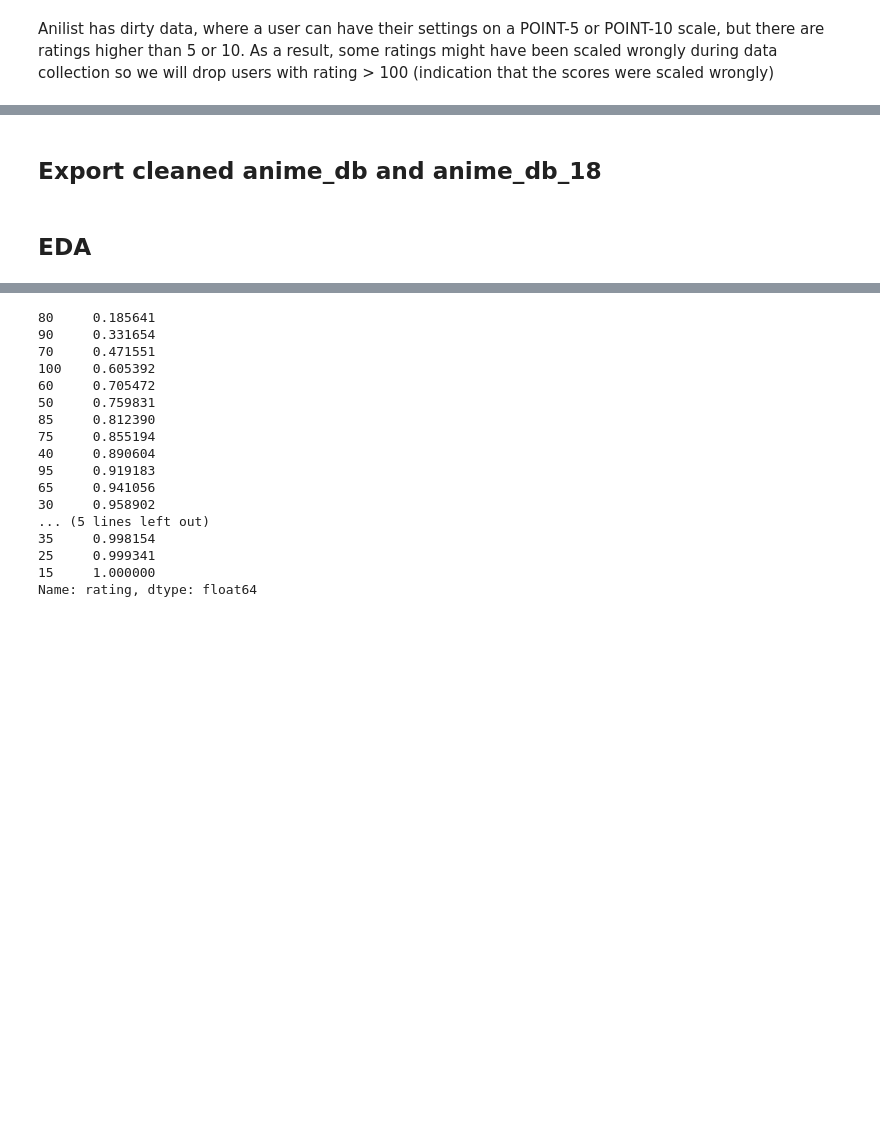
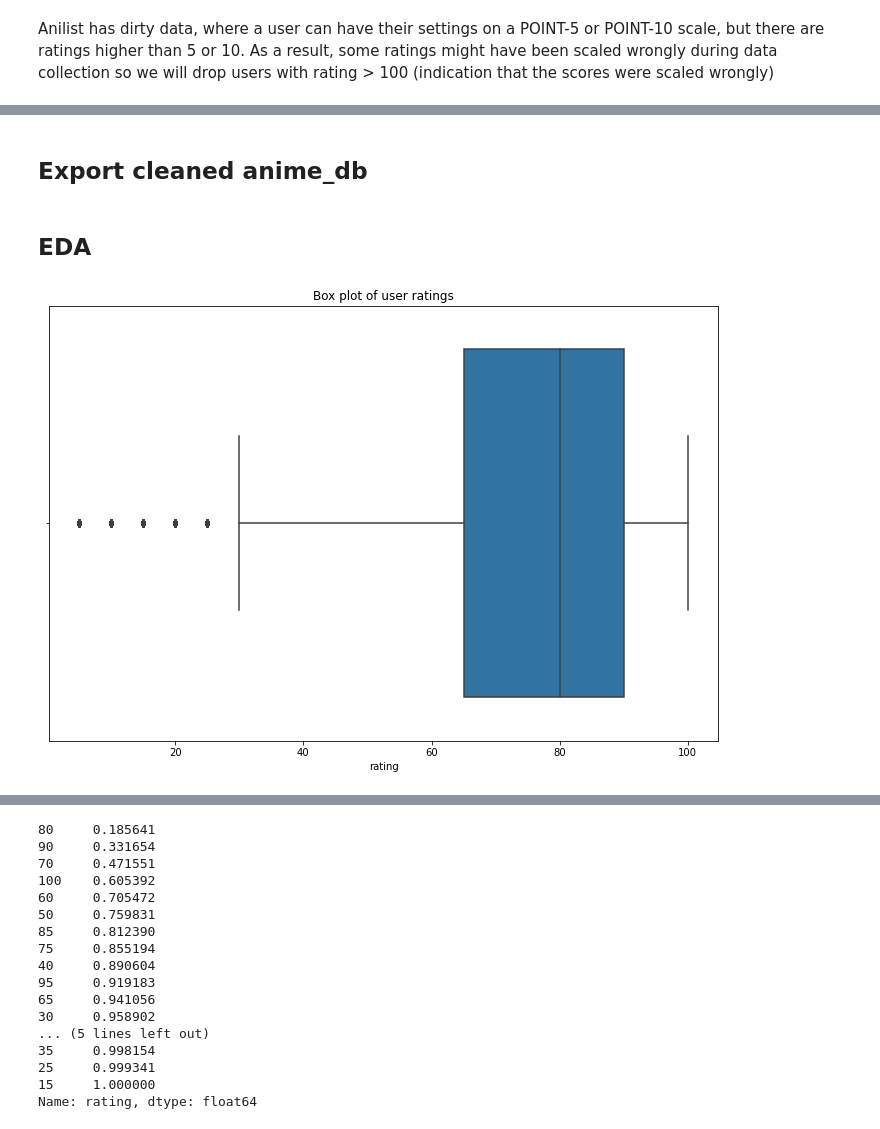
Before and after one commit to erhyukiat/anime-recommender, a Jupyter notebook: code/anilist-02-data-cleaning-eda.ipynb, the cells around one changed output, grey strips where cells are left out. Drawn from its saved outputs; the diff is of its cells as text; code cells hidden in the pictures; blank space fills up the shorter version.

```diff
--- a/code/anilist-02-data-cleaning-eda.ipynb
+++ b/code/anilist-02-data-cleaning-eda.ipynb
@@ -309,6 +210,6 @@ anime_db = anime_db[~anime_db['id'].isin(media_id_drop_from_anime)]
 # %%
 user_db_lightfm = user_db_lightfm[~user_db_lightfm['mediaId'].isin(media_id_drop_from_users)]
 # %% [markdown]
-## Export cleaned anime_db and anime_db_18
+## Export cleaned anime_db
 # %%
 anime_db.to_pickle("../data/anime_db_cleaned.pkl")
@@ -316,4 +216,11 @@ anime_db_18.to_pickle("../data/anime_db_18_cleaned.pkl")
 # %% [markdown]
 ## EDA
+# %%
+plt.figure(figsize=(12,8))
+plt.title("Box plot of user ratings")
+sns.boxplot(x= user_db_lightfm['rating'])
+plt.savefig("user_ratings_boxplot.png");
+# %% [output]
+[figure, added]
 # %%
 plt.figure(figsize=(12,8))
```
Also changed, not shown: parts of 74 cells of this notebook, 3 other files.
